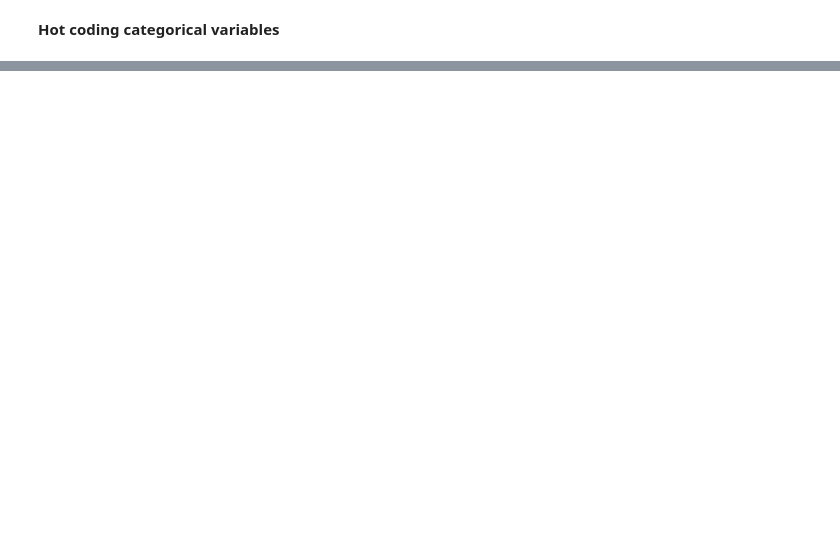
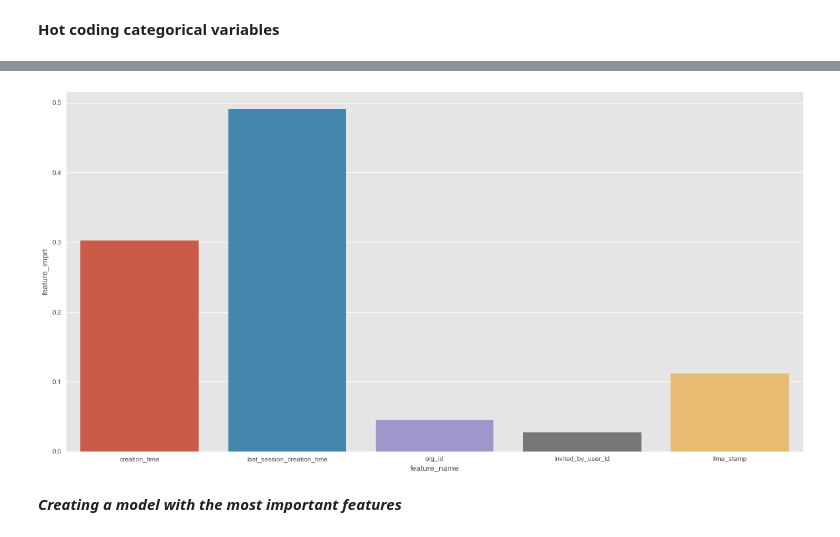
Before and after one commit to andyogah/relax_challenge, a Jupyter notebook: Take Home Challenge 1.ipynb, the cells around one changed output, grey strips where cells are left out. Saved outputs shown, nothing was run; the diff lists cells and outputs as text; code cells hidden in the pictures; blank space fills up the shorter version.

```diff
--- a/Take Home Challenge 1.ipynb
+++ b/Take Home Challenge 1.ipynb
@@ -499,0 +573,12 @@ imprt_features
+# %%
+# Create a selector object that will use the random forest classifier to identify
+# features that have an importance of more than 0.01
+from sklearn.feature_selection import SelectFromModel
+sfm = SelectFromModel(rf, threshold=0.01, prefit=True) #prefit=True does exactly same as sfm.fit(train_set_tr, y_train)
+# %%
+#Print the name and gini importance of each feature
+imprt_features = []
+for feature_list_index in sfm.get_support(indices=True):
+    if feature_list_index < len(X_train.columns):
+        imprt_features.append(X_train.columns[feature_list_index])
+print(imprt_features)
@@ -499,0 +613,4 @@ imprt_features
+# %%
+#plotting most important features
+imprt_feature = feature_df[feature_df['feature_name'].isin(imprt_features)]
+imprt_feature
@@ -499,0 +624,9 @@ imprt_features
+# %%
+fig = plt.figure(figsize=(20, 10))
+fig.add_subplot(1,1,1)
+sns.barplot(x='feature_name', y='feature_imprt', data= imprt_feature)
+plt.show()
+# %% [output]
+[figure, added]
+# %% [markdown]
+***Creating a model with the most important features***
```
Also changed, not shown: parts of 112 cells of this notebook.
